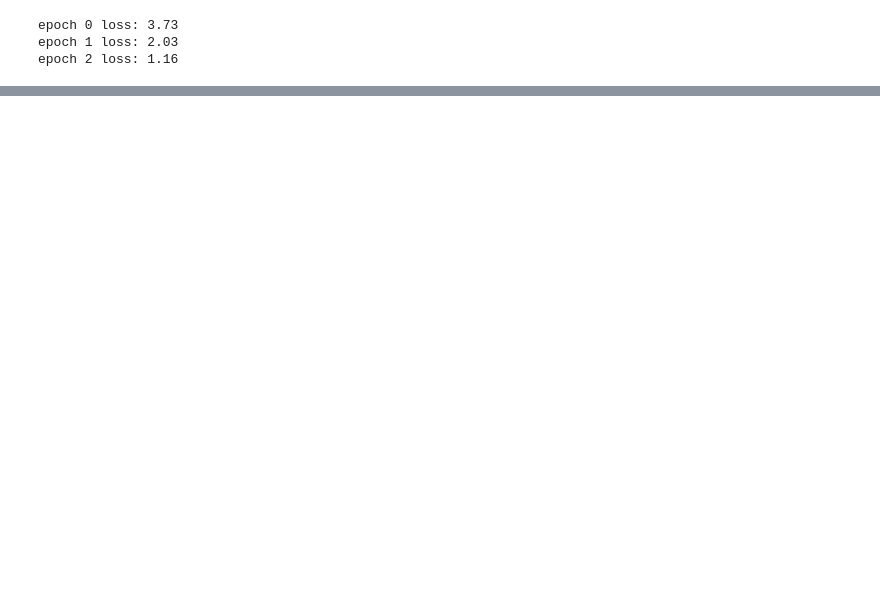
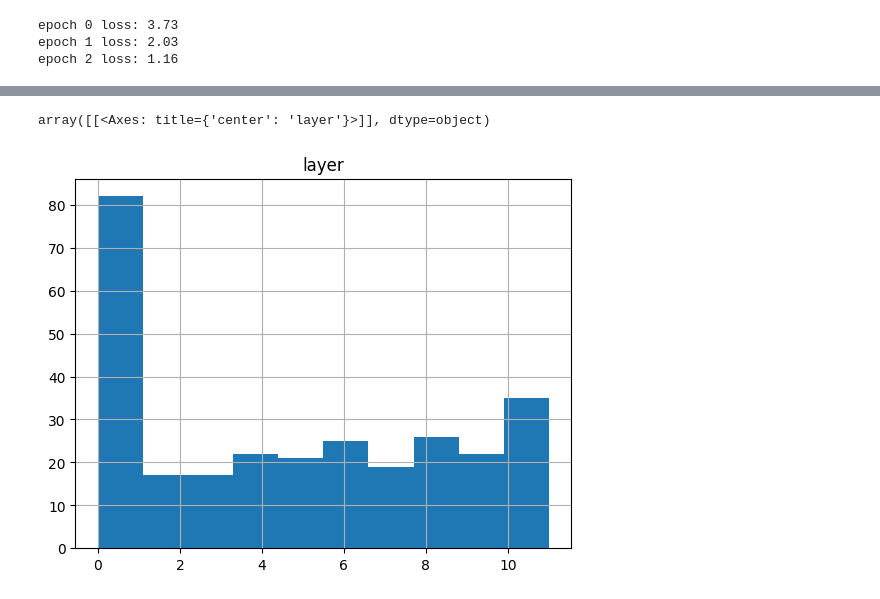
Before and after one commit to amaljoe/lm-debugger-proto, a Jupyter notebook: gpt2_custom_debugger.ipynb, the cells around one changed output, grey strips where cells are left out. Drawn from its saved outputs; the diff is of its cells as text; code cells hidden in the pictures; blank space fills up the shorter version.

```diff
--- a/gpt2_custom_debugger.ipynb
+++ b/gpt2_custom_debugger.ipynb
@@ -283,0 +299,5 @@ pd.DataFrame({"input": ip,"output": output, "layer": stablised_layer, "target":
+# %%
+pd.DataFrame({'layer':base_stablised_layer}).hist()
+# %% [output]
+array([[<Axes: title={'center': 'layer'}>]], dtype=object)
+[figure, added]
```
Also changed, not shown: parts of 5 cells of this notebook.
